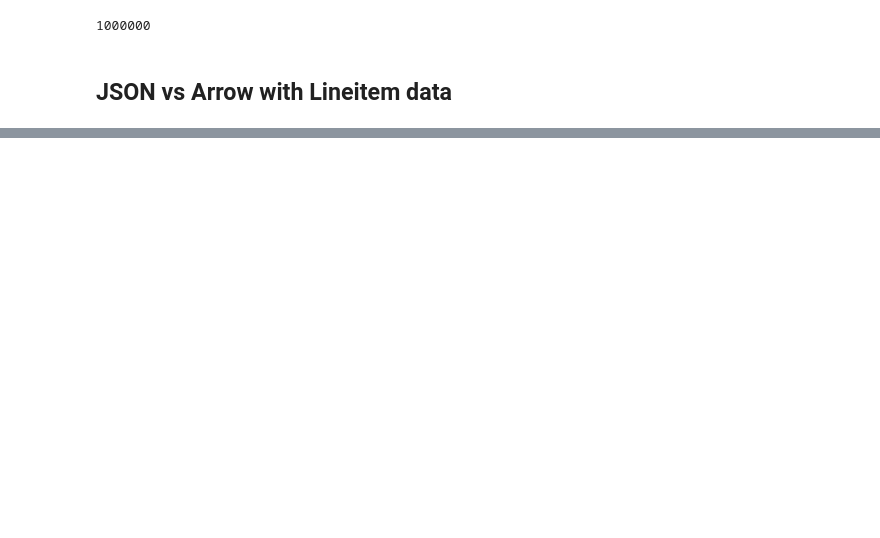
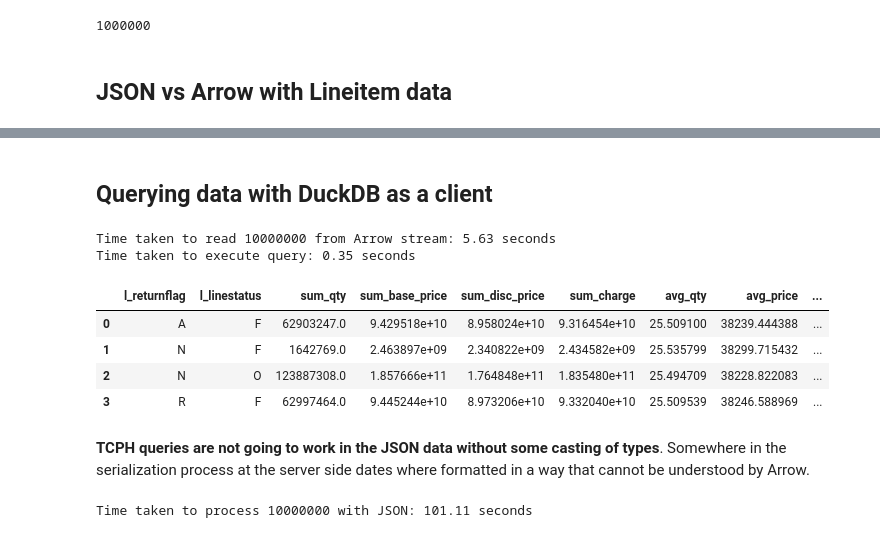
Before and after one commit to guillesd/duckdb-arrow-service, a Jupyter notebook: python/client.ipynb, the cells around one changed output, grey strips where cells are left out. Drawn from its saved outputs; the diff is of its cells as text; code cells hidden in the pictures; blank space fills up the shorter version.

```diff
--- a/python/client.ipynb
+++ b/python/client.ipynb
@@ -130,0 +162,2 @@ fig.show()
+# %% [markdown]
+## Querying data with DuckDB as a client
@@ -130,0 +169,60 @@ fig.show()
+# %%
+nrows = 10_000_000
+tpch_query = """SELECT
+    l_returnflag,
+    l_linestatus,
+    sum(l_quantity) as sum_qty,
+    sum(l_extendedprice) as sum_base_price,
+    sum(l_extendedprice * (1 - l_discount)) as sum_disc_price,
+    sum(l_extendedprice * (1 - l_discount) * (1 + l_tax)) as sum_charge,
+    avg(l_quantity) as avg_qty,
+    avg(l_extendedprice) as avg_price,
+    avg(l_discount) as avg_disc,
+    count(*) as count_order
+FROM
+    {table}
+WHERE
+    l_shipdate <= date '1998-12-01' - interval '90' day
+GROUP BY
+    l_returnflag,
+    l_linestatus
+ORDER BY
+    l_returnflag,
+    l_linestatus;"""
+# %%
+## ARROW
+
+# Retrieve
+t1 = time.time()
+arrow_table = read_arrow_stream_from_url_batches(
+    f"http://localhost:8000/rows/arrow/lineitem?nrows={nrows}"
+)
+t2 = time.time()
+print(f"Time taken to read {nrows} from Arrow stream: {t2 - t1:.2f} seconds")
+t1 = time.time()
+
+# Query
+with duckdb.connect() as con:
+    r = con.execute(tpch_query.format(table="arrow_table"))
+    df = r.fetch_df()
+t2 = time.time()
+print(f"Time taken to execute query: {t2 - t1:.2f} seconds")
+df
+# %% [output]
+Time taken to read 10000000 from Arrow stream: 5.63 seconds
+Time taken to execute query: 0.35 seconds
+|  | l_returnflag | l_linestatus | sum_qty | sum_base_price | sum_disc_price | sum_charge | avg_qty | avg_price | ... |
+| 0 | A | F | 62903247.0 | 9.429518e+10 | 8.958024e+10 | 9.316454e+10 | 25.509100 | 38239.444388 | ... |
+| 1 | N | F | 1642769.0 | 2.463897e+09 | 2.340822e+09 | 2.434582e+09 | 25.535799 | 38299.715432 | ... |
+| 2 | N | O | 123887308.0 | 1.857666e+11 | 1.764848e+11 | 1.835480e+11 | 25.494709 | 38228.822083 | ... |
+| 3 | R | F | 62997464.0 | 9.445244e+10 | 8.973206e+10 | 9.332040e+10 | 25.509539 | 38246.588969 | ... |
+# %% [markdown]
+**TCPH queries are not going to work in the JSON data without some casting of types**. Somewhere in the serialization process at the server side dates where formatted in a way that cannot be understood by Arrow.
+# %%
+## JSON
+t1 = time.time()
+json_data = json_request_handler(f"http://localhost:8000/rows/json/lineitem?nrows={nrows}")
+t2 = time.time()
+print(f"Time taken to process {nrows} with JSON: {t2 - t1:.2f} seconds")
+# %% [output]
+Time taken to process 10000000 with JSON: 101.11 seconds
```
Also changed, not shown: parts of 13 cells of this notebook, 2 other files.
